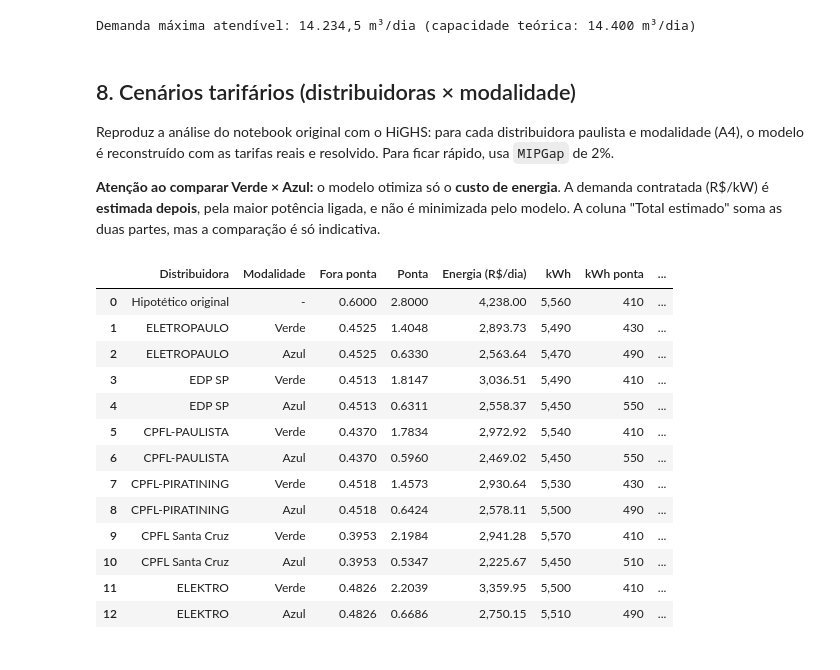
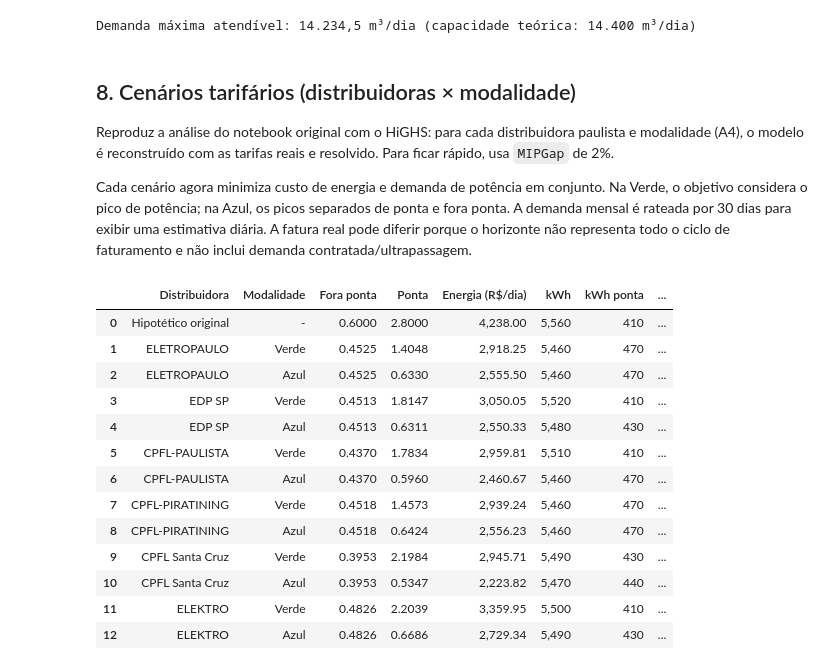
Before and after one commit to Jheimis/ProjetoMECAI, a Jupyter notebook: pesquisaOperacional/pyomo_highs/ETA_agendamento_bombas_pyomo_highs.ipynb, the cells around one changed output. Drawn from its saved outputs; the diff is of its cells as text; code cells hidden in the pictures.

```diff
--- a/pesquisaOperacional/pyomo_highs/ETA_agendamento_bombas_pyomo_highs.ipynb
+++ b/pesquisaOperacional/pyomo_highs/ETA_agendamento_bombas_pyomo_highs.ipynb
@@ -145,6 +145,6 @@ Estrutura idêntica à do Gurobi:
 - **Restrições:** vazão de cada bomba entre 0 e $Q_{max}$ quando ligada; ETA limitada a 600 m³/h; demanda de cada setor atendida exatamente; balanço de volume nos reservatórios; volume entre mínimo e máximo; volume final maior ou igual ao inicial.
 # %%
-def construir(c_fora, c_ponta, dias=1, fator_demanda=1.0, horas_ponta=HORAS_PONTA):
+def construir(c_fora, c_ponta, dias=1, fator_demanda=1.0, horas_ponta=HORAS_PONTA, tarifa_demanda=None):
     T = 24 * dias
     D = demanda(dias, fator_demanda)
     C = {t: (c_ponta if (t % 24) in horas_ponta else c_fora) for t in range(T)}
@@ -162,7 +162,25 @@ def construir(c_fora, c_ponta, dias=1, fator_demanda=1.0, horas_ponta=HORAS_PONT
         for t in range(T):
             m.V[r, t].setlb(PARAM_RES[r][0]); m.V[r, t].setub(PARAM_RES[r][1])
 
-    m.obj = pyo.Objective(expr=sum(C[t] * PARAM_BOMBAS[p][0] * m.x[p, t] for p in m.P for t in m.H), sense=pyo.minimize)
+    m.kw_total = pyo.Expression(m.H, rule=lambda m, t: sum(PARAM_BOMBAS[p][0] * m.x[p, t] for p in m.P))
+    m.custo_energia = pyo.Expression(expr=sum(C[t] * m.kw_total[t] for t in m.H))
+    custo_demanda_expr = 0
+    if tarifa_demanda is not None:
+        if "unica" in tarifa_demanda:
+            m.kw_pico = pyo.Var(within=pyo.NonNegativeReals)
+            m.limite_pico = pyo.Constraint(m.H, rule=lambda m, t: m.kw_pico >= m.kw_total[t])
+            custo_demanda_expr = (dias / 30) * tarifa_demanda["unica"] * m.kw_pico
+        elif {"ponta", "fora_ponta"} <= tarifa_demanda.keys():
+            horas_ponta = set(horas_ponta)
+            m.kw_pico_ponta = pyo.Var(within=pyo.NonNegativeReals)
+            m.kw_pico_fora = pyo.Var(within=pyo.NonNegativeReals)
+            m.limite_pico_ponta = pyo.Constraint(m.H, rule=lambda m, t: m.kw_pico_ponta >= m.kw_total[t] if t % 24 in horas_ponta else pyo.Constraint.Skip)
+            m.limite_pico_fora = pyo.Constraint(m.H, rule=lambda m, t: m.kw_pico_fora >= m.kw_total[t] if t % 24 not in horas_ponta else pyo.Constraint.Skip)
+            custo_demanda_expr = (dias / 30) * (tarifa_demanda["ponta"] * m.kw_pico_ponta + tarifa_demanda["fora_ponta"] * m.kw_pico_fora)
+        else:
+            raise ValueError("Tarifas de demanda inválidas: informe 'unica' ou 'ponta' e 'fora_ponta'.")
+    m.custo_demanda = pyo.Expression(expr=custo_demanda_expr)
+    m.obj = pyo.Objective(expr=m.custo_energia + m.custo_demanda, sense=pyo.minimize)
 
     m.qmin = pyo.Constraint(m.P, m.H, rule=lambda m, p, t: m.q[p, t] >= PARAM_BOMBAS[p][1] * m.x[p, t])
     m.qmax = pyo.Constraint(m.P, m.H, rule=lambda m, p, t: m.q[p, t] <= PARAM_BOMBAS[p][2] * m.x[p, t])
@@ -189,7 +207,9 @@ def resolver(m, gap=MIP_GAP, limite=LIMITE_S, log=False):
 # %% [markdown]
 ## 5. Otimização
 # %%
-modelo = construir(tarifa_fora_ponta, tarifa_ponta, dias=DIAS, fator_demanda=FATOR)
+tarifa_demanda = tarifa_demanda_kw(ANEEL, DISTRIBUIDORA, MODALIDADE, SUBGRUPO, data_uso)
+modelo = construir(tarifa_fora_ponta, tarifa_ponta, dias=DIAS, fator_demanda=FATOR,
+                   tarifa_demanda=tarifa_demanda)
 n_var = sum(1 for _ in modelo.component_data_objects(pyo.Var))
 n_bin = sum(1 for _ in modelo.x.values())
 n_res = sum(1 for _ in modelo.component_data_objects(pyo.Constraint, active=True))
@@ -198,5 +218,7 @@ print(f"Modelo: {n_var} variáveis ({n_bin} binárias) e {n_res} restrições "
 
 tempo, custo, gap_final, termino = resolver(modelo)
 print(f"\nSolver HiGHS: {termino} | {br(tempo, 1)} s | gap final {br(gap_final*100, 2)}%")
-print(f"Custo total de energia: R$ {br(custo, 2)}")
+print(f"Custo de energia: R$ {br(pyo.value(modelo.custo_energia), 2)}")
+print(f"Demanda rateada: R$ {br(pyo.value(modelo.custo_demanda), 2)}")
+print(f"Custo total do plano: R$ {br(custo, 2)}")
 # %% [output]
@@ -353,47 +377,44 @@ Demanda máxima atendível: 14.234,5 m³/dia (capacidade teórica: 14.400 m³/di
 
 Reproduz a análise do notebook original com o HiGHS: para cada distribuidora paulista e modalidade (A4), o modelo é reconstruído com as tarifas reais e resolvido. Para ficar rápido, usa `MIPGap` de 2%.
 
-**Atenção ao comparar Verde × Azul:** o modelo otimiza só o **custo de energia**. A demanda contratada (R$/kW) é **estimada depois**, pela maior potência ligada, e não é minimizada pelo modelo. A coluna "Total estimado" soma as duas partes, mas a comparação é só indicativa.
+Cada cenário agora minimiza custo de energia e demanda de potência em conjunto. Na Verde, o objetivo considera o pico de potência; na Azul, os picos separados de ponta e fora ponta. A demanda mensal é rateada por 30 dias para exibir uma estimativa diária. A fatura real pode diferir porque o horizonte não representa todo o ciclo de faturamento e não inclui demanda contratada/ultrapassagem.
 # %%
 DISTRIBUIDORAS_SP = ["ELETROPAULO", "EDP SP", "CPFL-PAULISTA", "CPFL-PIRATINING", "CPFL Santa Cruz", "ELEKTRO"]
 
 def rodar_cenario(nome, mod, c_fora, c_ponta, td=None, gap=0.02):
-    m = construir(c_fora, c_ponta, dias=1, fator_demanda=FATOR)
+    m = construir(c_fora, c_ponta, dias=1, fator_demanda=FATOR, tarifa_demanda=td)
     dt, custo_c, gap_c, term = resolver(m, gap=gap, limite=60)
     kw = {t: sum(PARAM_BOMBAS[p][0] for p in BOMBAS if pyo.value(m.x[p, t]) > 0.5) for t in range(24)}
     e = sum(kw.values()); e_p = sum(kw[t] for t in HORAS_PONTA)
-    kw_p = max(kw[t] for t in HORAS_PONTA); kw_f = max(v for t, v in kw.items() if t not in HORAS_PONTA)
-    dem_dia = None
-    if td:
-        mes = td["ponta"] * kw_p + td["fora_ponta"] * kw_f if mod == "Azul" else td["unica"] * max(kw_p, kw_f)
-        dem_dia = mes / 30
+    energia_dia = pyo.value(m.custo_energia)
+    dem_dia = pyo.value(m.custo_demanda)
     return {"Distribuidora": nome, "Modalidade": mod, "Fora ponta": c_fora, "Ponta": c_ponta,
-            "Energia (R$/dia)": custo_c, "kWh": e, "kWh ponta": e_p, "Demanda est. (R$/dia)": dem_dia,
-            "Total est. (R$/dia)": custo_c + dem_dia if dem_dia is not None else None, "Gap (%)": gap_c * 100, "Tempo (s)": dt}
+            "Energia (R$/dia)": energia_dia, "kWh": e, "kWh ponta": e_p, "Demanda otimizada (R$/dia)": dem_dia,
+            "Total do plano (R$/dia)": custo_c, "Gap (%)": gap_c * 100, "Tempo (s)": dt}
 
 linhas = [rodar_cenario("Hipotético original", "-", 0.60, 2.80)]
 for d in DISTRIBUIDORAS_SP:
     for mod in ("Verde", "Azul"):
         du, _ = data_efetiva(ANEEL, d, mod, SUBGRUPO, DATA_REF)
         cf, cp = tarifa_aneel(ANEEL, d, mod, SUBGRUPO, du)
         linhas.append(rodar_cenario(d, mod, cf, cp, tarifa_demanda_kw(ANEEL, d, mod, SUBGRUPO, du)))
 cenarios = pd.DataFrame(linhas)
 cenarios.style.format({"Fora ponta": "{:.4f}", "Ponta": "{:.4f}", "Energia (R$/dia)": "{:,.2f}", "kWh": "{:,.0f}",
-                       "kWh ponta": "{:,.0f}", "Demanda est. (R$/dia)": "{:,.2f}", "Total est. (R$/dia)": "{:,.2f}",
+                       "kWh ponta": "{:,.0f}", "Demanda otimizada (R$/dia)": "{:,.2f}", "Total do plano (R$/dia)": "{:,.2f}",
                        "Gap (%)": "{:.2f}", "Tempo (s)": "{:.1f}"}, na_rep="-")
 # %% [output]
 |  | Distribuidora | Modalidade | Fora ponta | Ponta | Energia (R$/dia) | kWh | kWh ponta | ... |
 | 0 | Hipotético original | - | 0.6000 | 2.8000 | 4,238.00 | 5,560 | 410 | ... |
-| 1 | ELETROPAULO | Verde | 0.4525 | 1.4048 | 2,893.73 | 5,490 | 430 | ... |
-| 2 | ELETROPAULO | Azul | 0.4525 | 0.6330 | 2,563.64 | 5,470 | 490 | ... |
-| 3 | EDP SP | Verde | 0.4513 | 1.8147 | 3,036.51 | 5,490 | 410 | ... |
-| 4 | EDP SP | Azul | 0.4513 | 0.6311 | 2,558.37 | 5,450 | 550 | ... |
-| 5 | CPFL-PAULISTA | Verde | 0.4370 | 1.7834 | 2,972.92 | 5,540 | 410 | ... |
-| 6 | CPFL-PAULISTA | Azul | 0.4370 | 0.5960 | 2,469.02 | 5,450 | 550 | ... |
-| 7 | CPFL-PIRATINING | Verde | 0.4518 | 1.4573 | 2,930.64 | 5,530 | 430 | ... |
-| 8 | CPFL-PIRATINING | Azul | 0.4518 | 0.6424 | 2,578.11 | 5,500 | 490 | ... |
-| 9 | CPFL Santa Cruz | Verde | 0.3953 | 2.1984 | 2,941.28 | 5,570 | 410 | ... |
-| 10 | CPFL Santa Cruz | Azul | 0.3953 | 0.5347 | 2,225.67 | 5,450 | 510 | ... |
+| 1 | ELETROPAULO | Verde | 0.4525 | 1.4048 | 2,918.25 | 5,460 | 470 | ... |
+| 2 | ELETROPAULO | Azul | 0.4525 | 0.6330 | 2,555.50 | 5,460 | 470 | ... |
+| 3 | EDP SP | Verde | 0.4513 | 1.8147 | 3,050.05 | 5,520 | 410 | ... |
+| 4 | EDP SP | Azul | 0.4513 | 0.6311 | 2,550.33 | 5,480 | 430 | ... |
+| 5 | CPFL-PAULISTA | Verde | 0.4370 | 1.7834 | 2,959.81 | 5,510 | 410 | ... |
+| 6 | CPFL-PAULISTA | Azul | 0.4370 | 0.5960 | 2,460.67 | 5,460 | 470 | ... |
+| 7 | CPFL-PIRATINING | Verde | 0.4518 | 1.4573 | 2,939.24 | 5,460 | 470 | ... |
+| 8 | CPFL-PIRATINING | Azul | 0.4518 | 0.6424 | 2,556.23 | 5,460 | 470 | ... |
+| 9 | CPFL Santa Cruz | Verde | 0.3953 | 2.1984 | 2,945.71 | 5,490 | 430 | ... |
+| 10 | CPFL Santa Cruz | Azul | 0.3953 | 0.5347 | 2,223.82 | 5,470 | 440 | ... |
 | 11 | ELEKTRO | Verde | 0.4826 | 2.2039 | 3,359.95 | 5,500 | 410 | ... |
-| 12 | ELEKTRO | Azul | 0.4826 | 0.6686 | 2,750.15 | 5,510 | 490 | ... |
+| 12 | ELEKTRO | Azul | 0.4826 | 0.6686 | 2,729.34 | 5,490 | 430 | ... |
 # %% [markdown]
```
Also changed, not shown: parts of 9 cells of this notebook, 6 other files.
